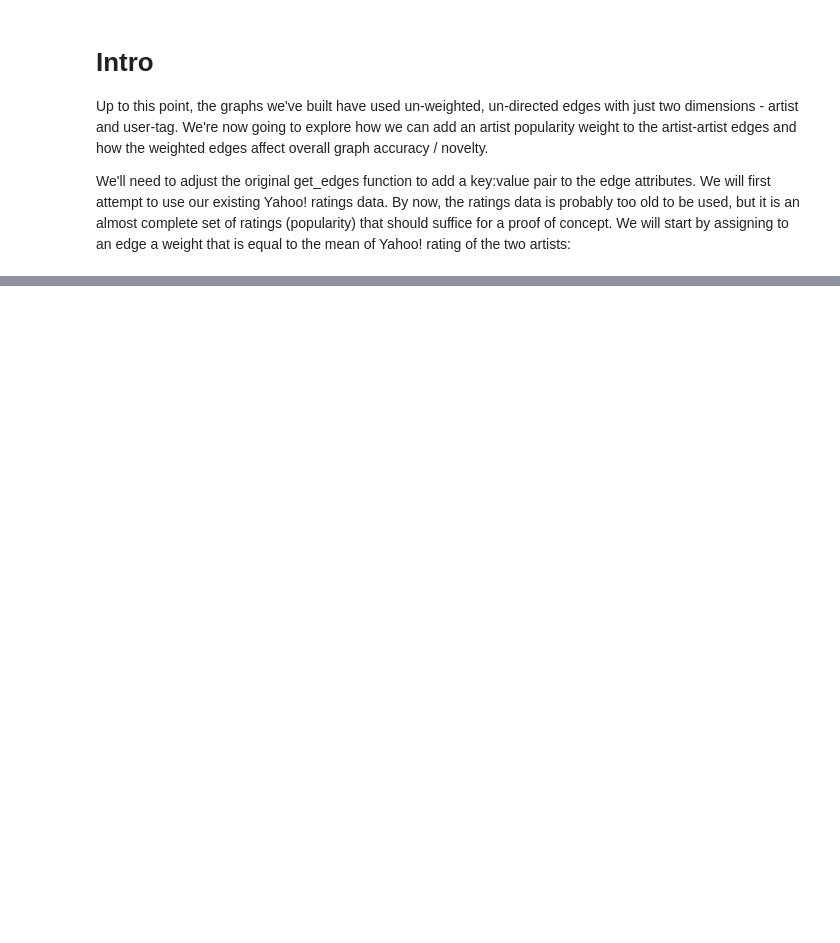
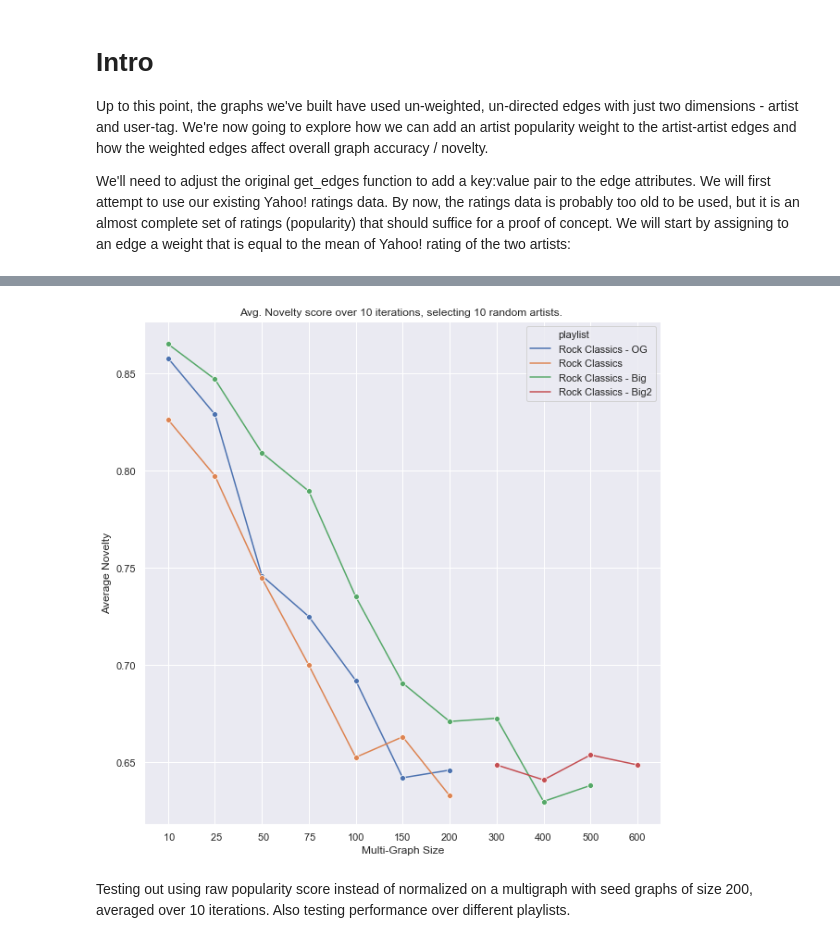
Before and after one commit to jrwaggs/Music-Project, a Jupyter notebook: Exploring Weighted Edges.ipynb, the cells around one changed output, grey strips where cells are left out. Cells and saved outputs as stored; diff of their text form; code cells hidden in the pictures; blank space fills up the shorter version.

```diff
--- a/Exploring Weighted Edges.ipynb
+++ b/Exploring Weighted Edges.ipynb
@@ -92,0 +107,3 @@ for i in net.edges.data():
+# %%
+for i in newnet.edges.data():
+    print(i)
@@ -92,0 +130,16 @@ for i in net.edges.data():
+# %%
+import configparser
+import spotipy
+from spotipy.oauth2 import SpotifyClientCredentials
+import pandas as pd
+import numpy as np
+from matplotlib import pyplot as plt
+import seaborn as sns
+
+# Spotify client id & secret for API access
+
+config = configparser.ConfigParser()
+config.read('spotify.ini')
+
+client_id = config['spotify']['client_id']
+client_secret = config['spotify']['client_secret']
@@ -92,0 +567,40 @@ for i in net.edges.data():
+# %%
+# find the mean score for each iteration for each playlist.
+
+rockclassics_og_nov = {key[-3]+key[-2]+key[-1]:np.mean(rockclassics_og[key]) for key in rockclassics_og.keys()}
+rockclassics_nov = {key[-3]+key[-2]+key[-1]:np.mean(rockclassics[key]) for key in rockclassics.keys()}
+rockclassics_big = {key[-3]+key[-2]+key[-1]:np.mean(rockclassics_big[key]) for key in rockclassics_big.keys()}
+rockclassics_big2 = {key[-3]+key[-2]+key[-1]:np.mean(rockclassics_big2[key]) for key in rockclassics_big2.keys()}
+dicts = [rockclassics_og_nov, rockclassics_nov, rockclassics_big, rockclassics_big2]
+
+names = ['Rock Classics - OG','Rock Classics', 'Rock Classics - Big', 'Rock Classics - Big2']
+
+scores = pd.DataFrame()
+
+count = 0
+for i in dicts:
+    df = pd.DataFrame.from_dict(i,orient = 'index')
+    df['playlist'] = names[count]
+    scores = pd.concat([scores, df])
+    count += 1
+
+scores['novelty'] = scores[0]
+scores['nodes'] = scores.index
+scores.reset_index(inplace = True)
+
+scores.drop(columns = [0, 'index'], inplace = True)
+
+plt.figure(figsize = (10,10))
+sns.lineplot(x = 'nodes',
+             y = 'novelty',
+             hue = 'playlist',
+             marker = 'o',
+             data = scores)
+plt.xlabel('Multi-Graph Size')
+plt.ylabel('Average Novelty')
+plt.title('Avg. Novelty score over 10 iterations, selecting 10 random artists. ')
+plt.show()
+# %% [output]
+[figure, added]
+# %% [markdown]
+Testing out using raw popularity score instead of normalized on a multigraph with seed graphs of size 200, averaged over 10 iterations.  Also testing performance over different playlists.
```
Also changed, not shown: parts of 20 cells of this notebook.
